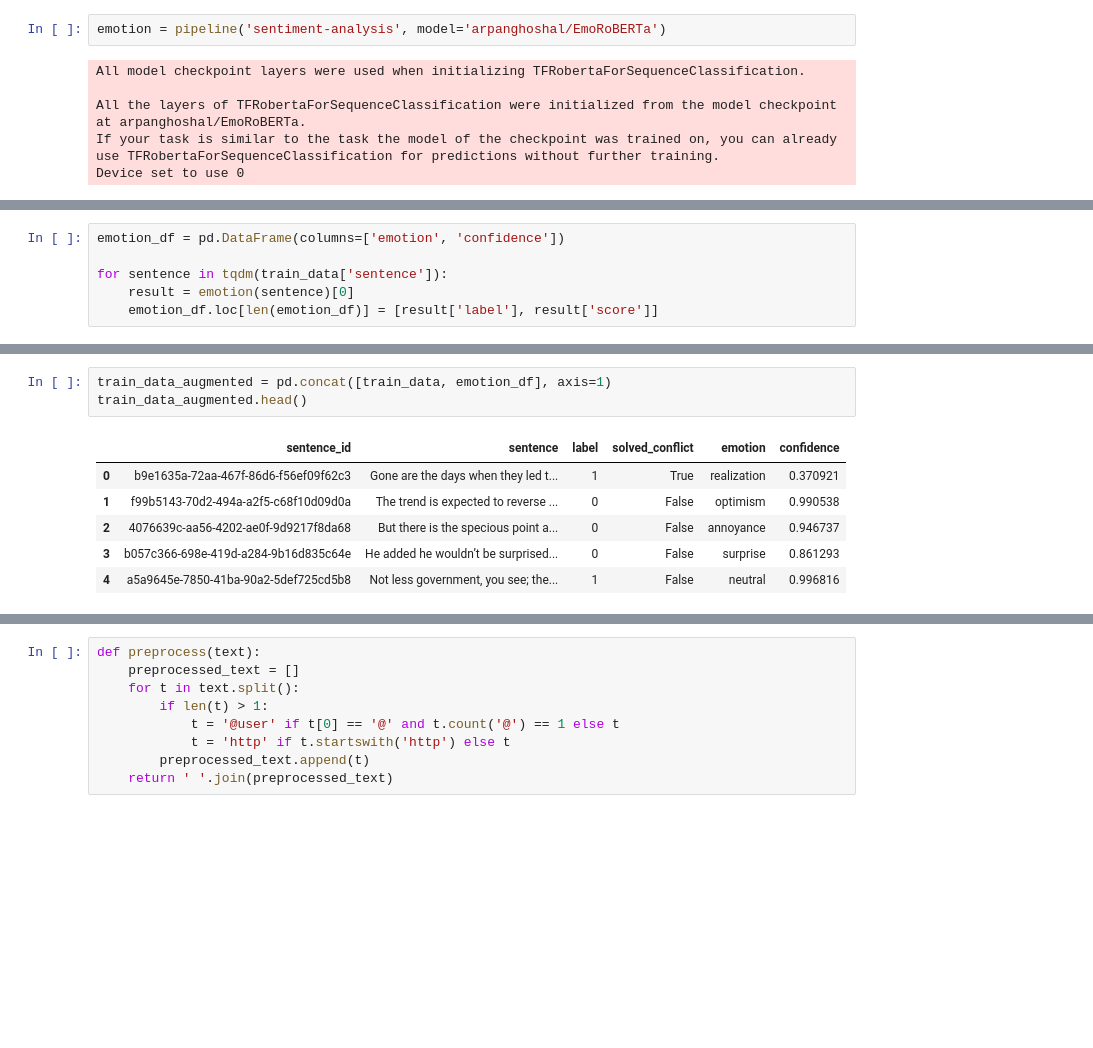
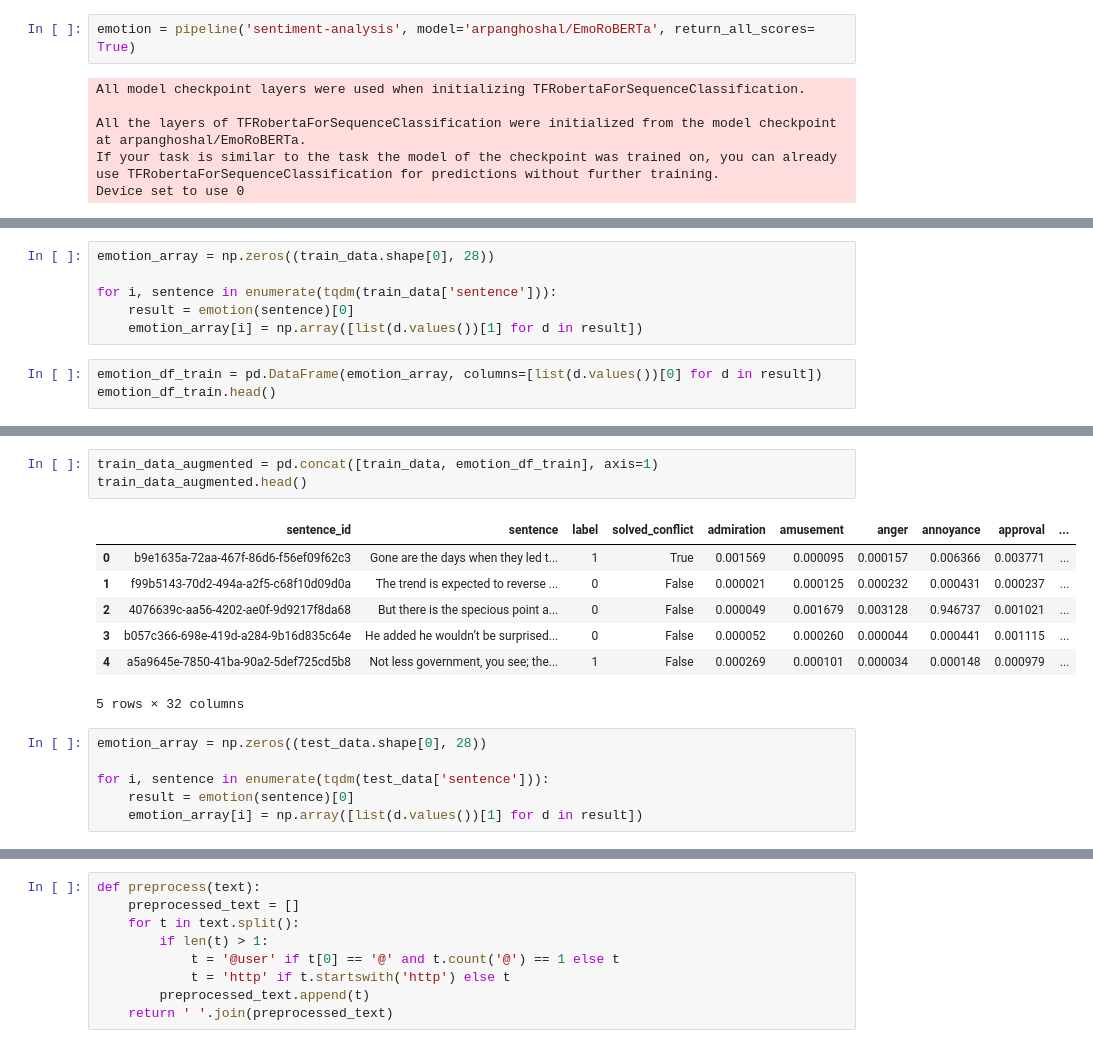
Before and after one commit to MatteoFasulo/clef2025-checkthat, a Jupyter notebook: notebook.ipynb, the cells around one changed output, grey strips where cells are left out. Drawn from its saved outputs; the diff is of its cells as text; blank space fills up the shorter version.

```diff
--- a/notebook.ipynb
+++ b/notebook.ipynb
@@ -229,7 +260,7 @@ All model checkpoint layers were used when initializing TFRobertaForSequenceClas
 All the layers of TFRobertaForSequenceClassification were initialized from the model checkpoint at arpanghoshal/EmoRoBERTa.
 If your task is similar to the task the model of the checkpoint was trained on, you can already use TFRobertaForSequenceClassification for predictions without further training.
 # %%
-emotion = pipeline('sentiment-analysis', model='arpanghoshal/EmoRoBERTa')
+emotion = pipeline('sentiment-analysis', model='arpanghoshal/EmoRoBERTa', return_all_scores= True)
 # %% [output]
 All model checkpoint layers were used when initializing TFRobertaForSequenceClassification.
 
@@ -245,6 +269,0 @@ emotion_labels
-# %%
-emotion_df = pd.DataFrame(columns=['emotion', 'confidence'])
-
-for sentence in tqdm(train_data['sentence']):
-    result = emotion(sentence)[0]
-    emotion_df.loc[len(emotion_df)] = [result['label'], result['score']]
@@ -250,0 +294,9 @@ for sentence in tqdm(train_data['sentence']):
+# %%
+emotion_array = np.zeros((train_data.shape[0], 28))
+
+for i, sentence in enumerate(tqdm(train_data['sentence'])):
+    result = emotion(sentence)[0]
+    emotion_array[i] = np.array([list(d.values())[1] for d in result])
+# %%
+emotion_df_train = pd.DataFrame(emotion_array, columns=[list(d.values())[0] for d in result])
+emotion_df_train.head()
@@ -251,10 +311,17 @@ for sentence in tqdm(train_data['sentence']):
 # %%
-train_data_augmented = pd.concat([train_data, emotion_df], axis=1)
+train_data_augmented = pd.concat([train_data, emotion_df_train], axis=1)
 train_data_augmented.head()
 # %% [output]
-|  | sentence_id | sentence | label | solved_conflict | emotion | confidence |
-| 0 | b9e1635a-72aa-467f-86d6-f56ef09f62c3 | Gone are the days when they led t... | 1 | True | realization | 0.370921 |
-| 1 | f99b5143-70d2-494a-a2f5-c68f10d09d0a | The trend is expected to reverse ... | 0 | False | optimism | 0.990538 |
-| 2 | 4076639c-aa56-4202-ae0f-9d9217f8da68 | But there is the specious point a... | 0 | False | annoyance | 0.946737 |
-| 3 | b057c366-698e-419d-a284-9b16d835c64e | He added he wouldn’t be surprised... | 0 | False | surprise | 0.861293 |
-| 4 | a5a9645e-7850-41ba-90a2-5def725cd5b8 | Not less government, you see; the... | 1 | False | neutral | 0.996816 |
+|  | sentence_id | sentence | label | solved_conflict | admiration | amusement | anger | annoyance | approval | ... |
+| 0 | b9e1635a-72aa-467f-86d6-f56ef09f62c3 | Gone are the days when they led t... | 1 | True | 0.001569 | 0.000095 | 0.000157 | 0.006366 | 0.003771 | ... |
+| 1 | f99b5143-70d2-494a-a2f5-c68f10d09d0a | The trend is expected to reverse ... | 0 | False | 0.000021 | 0.000125 | 0.000232 | 0.000431 | 0.000237 | ... |
+| 2 | 4076639c-aa56-4202-ae0f-9d9217f8da68 | But there is the specious point a... | 0 | False | 0.000049 | 0.001679 | 0.003128 | 0.946737 | 0.001021 | ... |
+| 3 | b057c366-698e-419d-a284-9b16d835c64e | He added he wouldn’t be surprised... | 0 | False | 0.000052 | 0.000260 | 0.000044 | 0.000441 | 0.001115 | ... |
+| 4 | a5a9645e-7850-41ba-90a2-5def725cd5b8 | Not less government, you see; the... | 1 | False | 0.000269 | 0.000101 | 0.000034 | 0.000148 | 0.000979 | ... |
+5 rows × 32 columns
+# %%
+emotion_array = np.zeros((test_data.shape[0], 28))
+
+for i, sentence in enumerate(tqdm(test_data['sentence'])):
+    result = emotion(sentence)[0]
+    emotion_array[i] = np.array([list(d.values())[1] for d in result])
```
Also changed, not shown: parts of 25 cells of this notebook.
